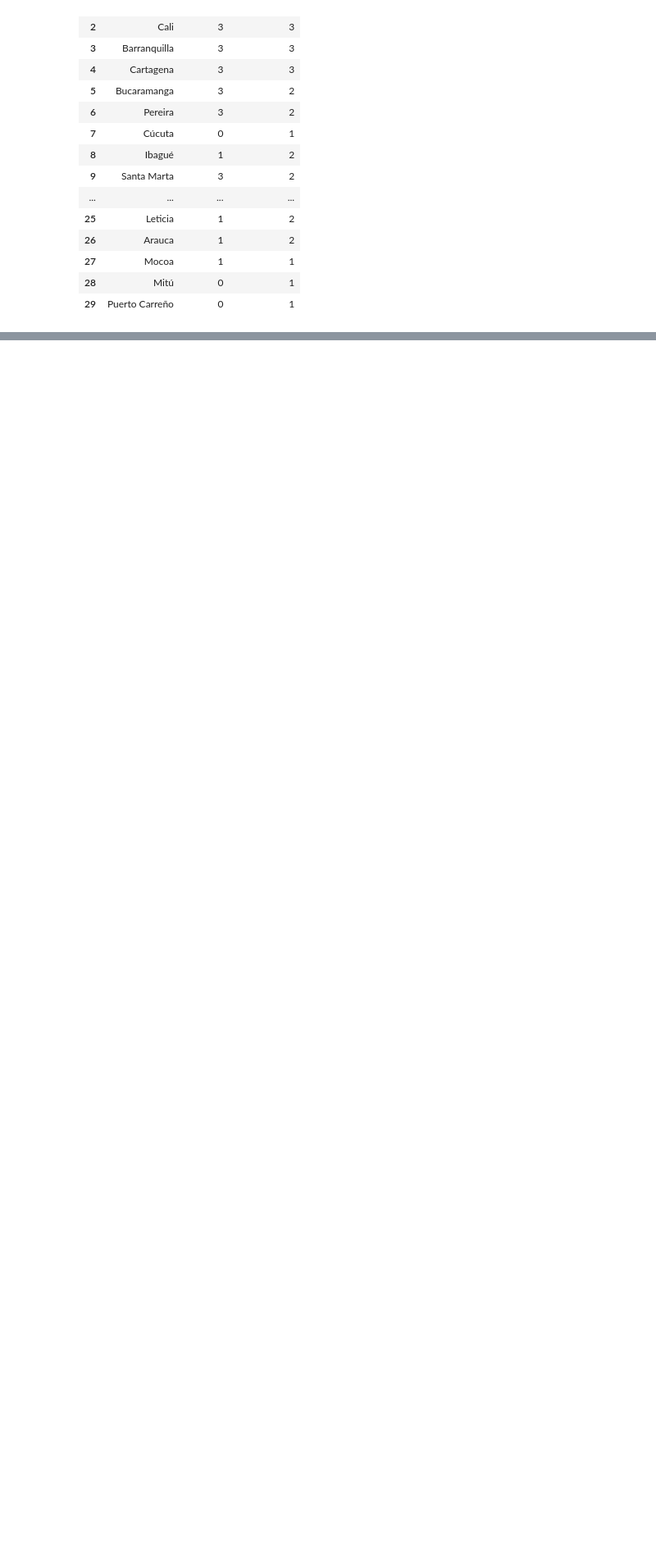
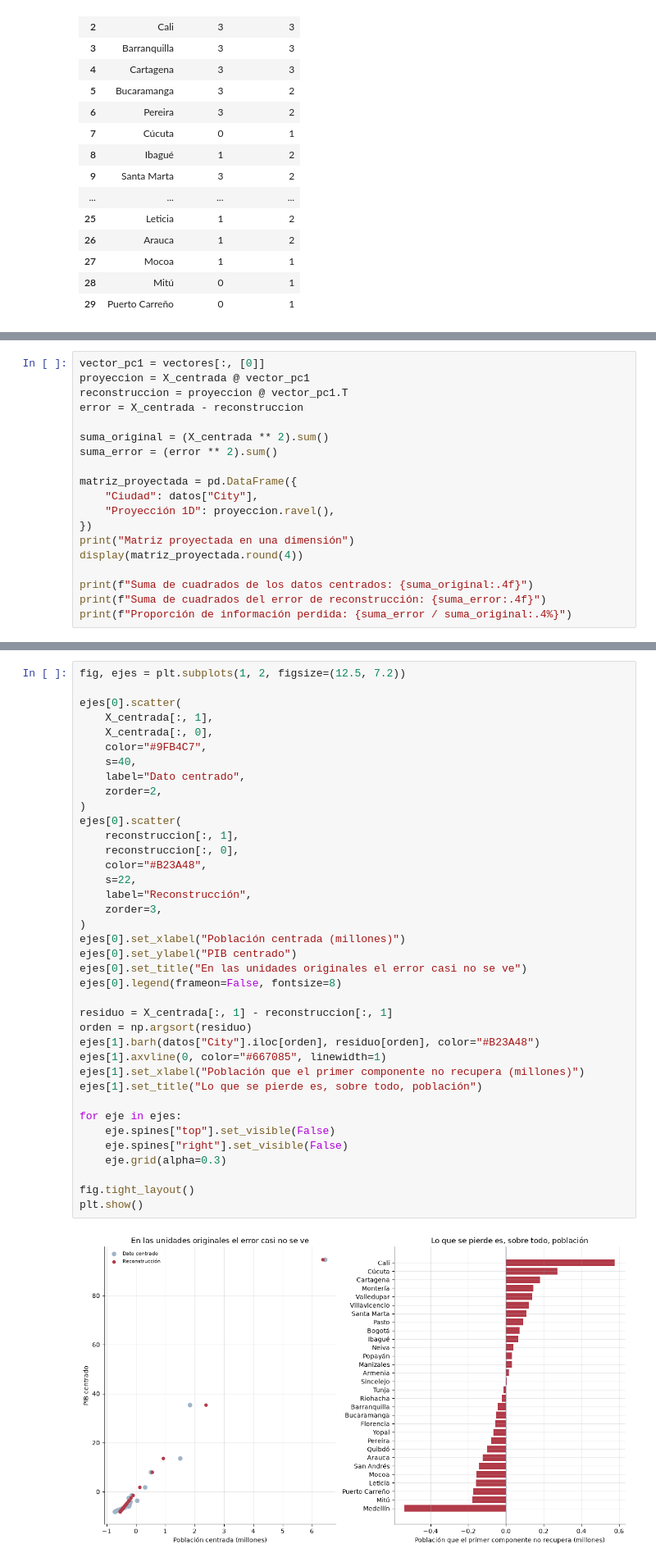
Before and after one commit to malejaDev/MachineLearning1, a Jupyter notebook: tarea1/src/notebook/tarea1.ipynb, the cells around one changed output, grey strips where cells are left out. Shown at 82% size. Drawn from its saved outputs; the diff is of its cells as text; blank space fills up the shorter version.

```diff
--- a/tarea1/src/notebook/tarea1.ipynb
+++ b/tarea1/src/notebook/tarea1.ipynb
@@ -883,0 +997,19 @@ K-means agrupa por cercanía al promedio del grupo. El enlace completo exige que
+# %%
+vector_pc1 = vectores[:, [0]]
+proyeccion = X_centrada @ vector_pc1
+reconstruccion = proyeccion @ vector_pc1.T
+error = X_centrada - reconstruccion
+
+suma_original = (X_centrada ** 2).sum()
+suma_error = (error ** 2).sum()
+
+matriz_proyectada = pd.DataFrame({
+    "Ciudad": datos["City"],
+    "Proyección 1D": proyeccion.ravel(),
+})
+print("Matriz proyectada en una dimensión")
+display(matriz_proyectada.round(4))
+
+print(f"Suma de cuadrados de los datos centrados: {suma_original:.4f}")
+print(f"Suma de cuadrados del error de reconstrucción: {suma_error:.4f}")
+print(f"Proporción de información perdida: {suma_error / suma_original:.4%}")
@@ -883,0 +1046,40 @@ K-means agrupa por cercanía al promedio del grupo. El enlace completo exige que
+# %%
+fig, ejes = plt.subplots(1, 2, figsize=(12.5, 7.2))
+
+ejes[0].scatter(
+    X_centrada[:, 1],
+    X_centrada[:, 0],
+    color="#9FB4C7",
+    s=40,
+    label="Dato centrado",
+    zorder=2,
+)
+ejes[0].scatter(
+    reconstruccion[:, 1],
+    reconstruccion[:, 0],
+    color="#B23A48",
+    s=22,
+    label="Reconstrucción",
+    zorder=3,
+)
+ejes[0].set_xlabel("Población centrada (millones)")
+ejes[0].set_ylabel("PIB centrado")
+ejes[0].set_title("En las unidades originales el error casi no se ve")
+ejes[0].legend(frameon=False, fontsize=8)
+
+residuo = X_centrada[:, 1] - reconstruccion[:, 1]
+orden = np.argsort(residuo)
+ejes[1].barh(datos["City"].iloc[orden], residuo[orden], color="#B23A48")
+ejes[1].axvline(0, color="#667085", linewidth=1)
+ejes[1].set_xlabel("Población que el primer componente no recupera (millones)")
+ejes[1].set_title("Lo que se pierde es, sobre todo, población")
+
+for eje in ejes:
+    eje.spines["top"].set_visible(False)
+    eje.spines["right"].set_visible(False)
+    eje.grid(alpha=0.3)
+
+fig.tight_layout()
+plt.show()
+# %% [output]
+[figure, added]
```
Also changed, not shown: parts of 17 cells of this notebook, 2 other files.
